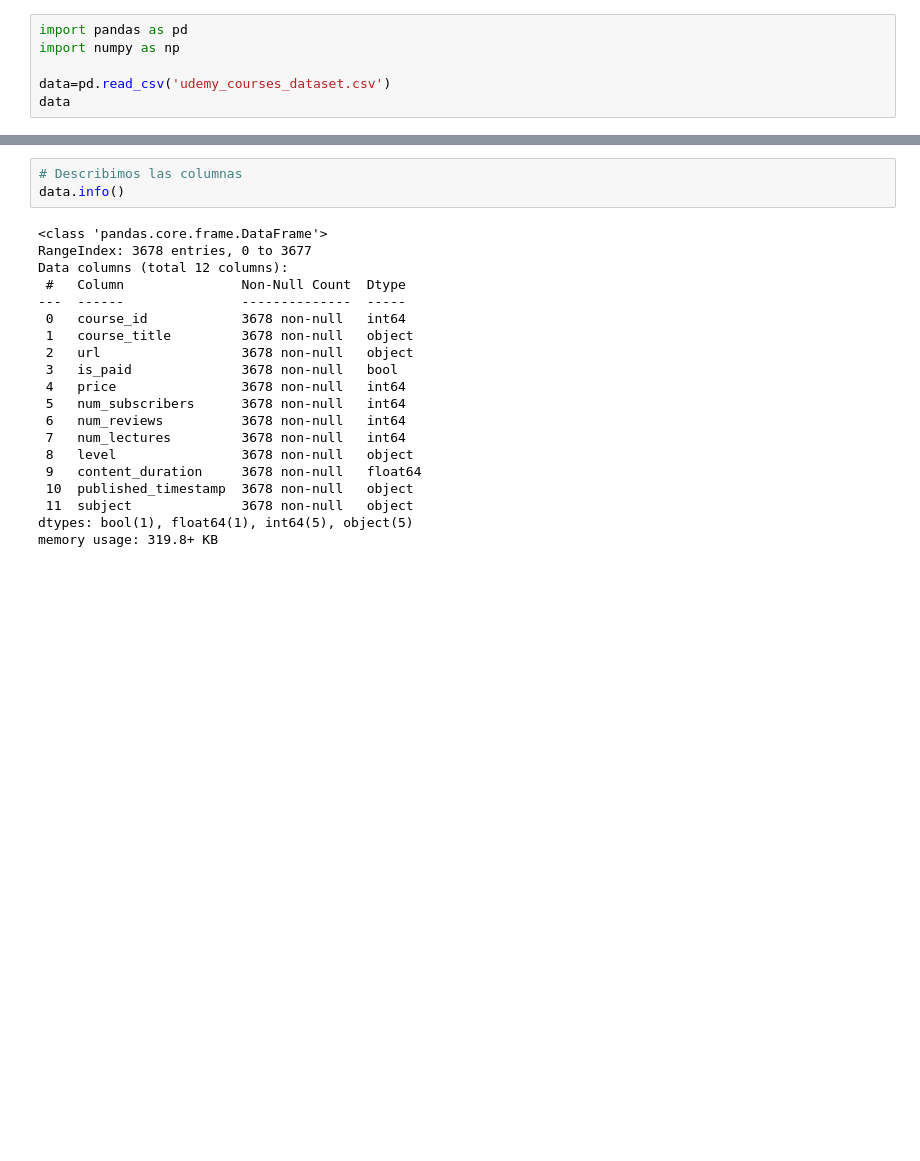
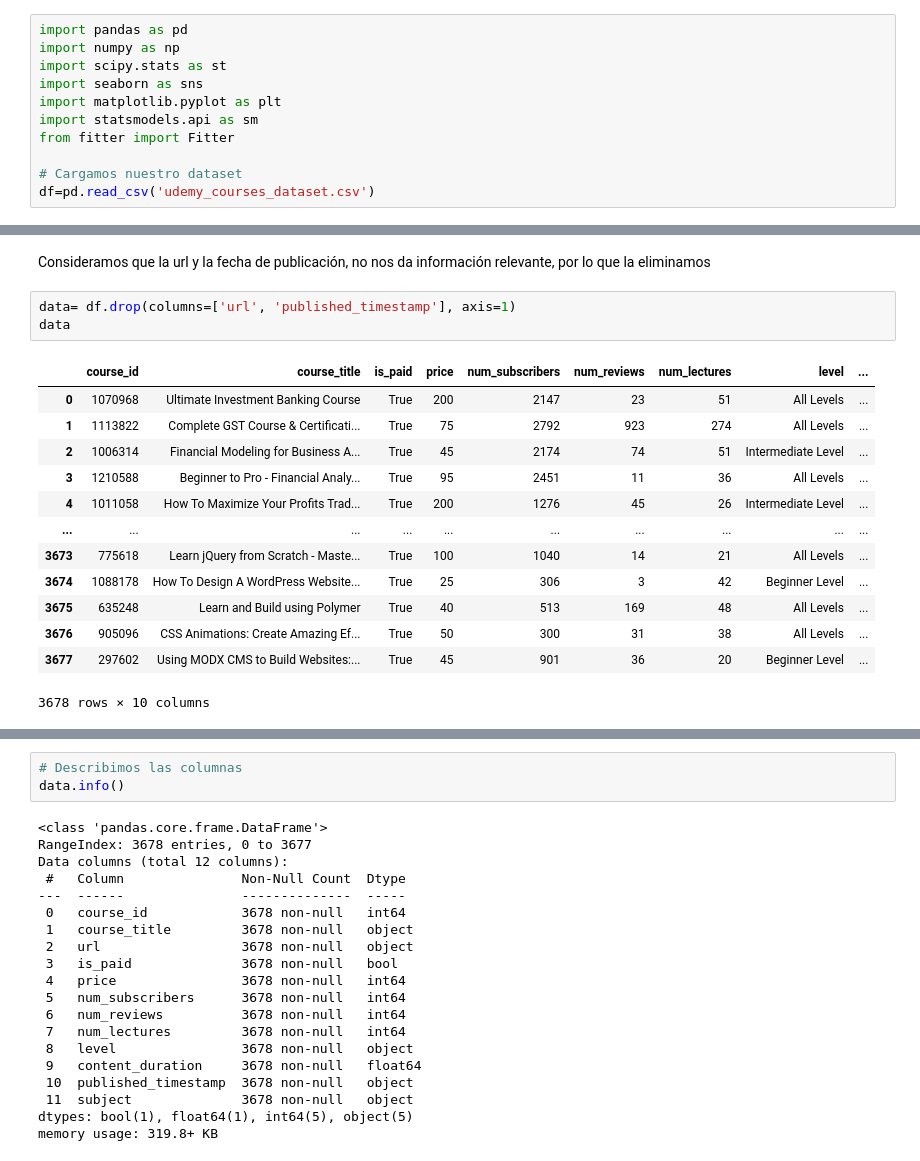
Before and after one commit to Gonzalo22112001/InformeEstadistica, a Jupyter notebook: informe.ipynb, the cells around one changed output, grey strips where cells are left out. Saved outputs shown, nothing was run; the diff lists cells and outputs as text; blank space fills up the shorter version.

```diff
--- a/informe.ipynb
+++ b/informe.ipynb
@@ -3,6 +6,11 @@
 # %%
 import pandas as pd
 import numpy as np
+import scipy.stats as st
+import seaborn as sns
+import matplotlib.pyplot as plt
+import statsmodels.api as sm
+from fitter import Fitter
 
-data=pd.read_csv('udemy_courses_dataset.csv')
-data
+# Cargamos nuestro dataset
+df=pd.read_csv('udemy_courses_dataset.csv')
@@ -42,0 +26,19 @@ Note: you may need to restart the kernel to use updated packages.
+# %% [markdown]
+Consideramos que la url y la fecha de publicación, no nos da información relevante, por lo que la eliminamos
+# %%
+data= df.drop(columns=['url', 'published_timestamp'], axis=1)
+data
+# %% [output]
+|  | course_id | course_title | is_paid | price | num_subscribers | num_reviews | num_lectures | level | ... |
+| 0 | 1070968 | Ultimate Investment Banking Course | True | 200 | 2147 | 23 | 51 | All Levels | ... |
+| 1 | 1113822 | Complete GST Course & Certificati... | True | 75 | 2792 | 923 | 274 | All Levels | ... |
+| 2 | 1006314 | Financial Modeling for Business A... | True | 45 | 2174 | 74 | 51 | Intermediate Level | ... |
+| 3 | 1210588 | Beginner to Pro - Financial Analy... | True | 95 | 2451 | 11 | 36 | All Levels | ... |
+| 4 | 1011058 | How To Maximize Your Profits Trad... | True | 200 | 1276 | 45 | 26 | Intermediate Level | ... |
+| ... | ... | ... | ... | ... | ... | ... | ... | ... | ... |
+| 3673 | 775618 | Learn jQuery from Scratch - Maste... | True | 100 | 1040 | 14 | 21 | All Levels | ... |
+| 3674 | 1088178 | How To Design A WordPress Website... | True | 25 | 306 | 3 | 42 | Beginner Level | ... |
+| 3675 | 635248 | Learn and Build using Polymer | True | 40 | 513 | 169 | 48 | All Levels | ... |
+| 3676 | 905096 | CSS Animations: Create Amazing Ef... | True | 50 | 300 | 31 | 38 | All Levels | ... |
+| 3677 | 297602 | Using MODX CMS to Build Websites:... | True | 45 | 901 | 36 | 20 | Beginner Level | ... |
+3678 rows × 10 columns
```
Also changed, not shown: parts of 15 cells of this notebook.
